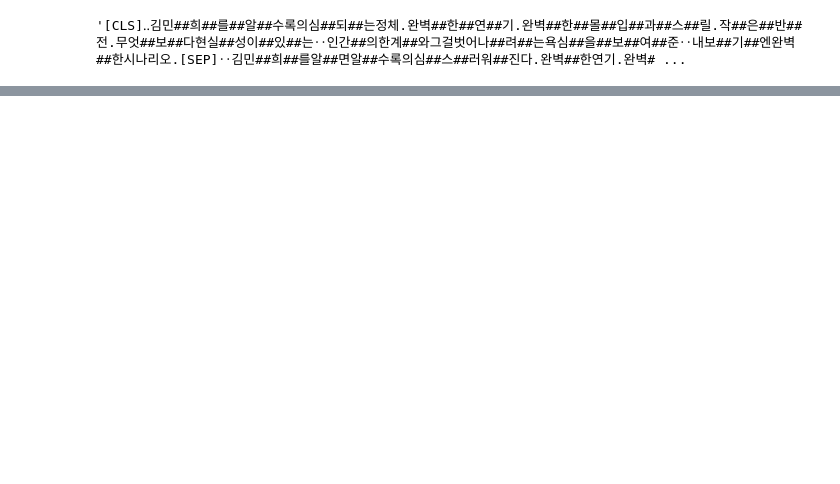
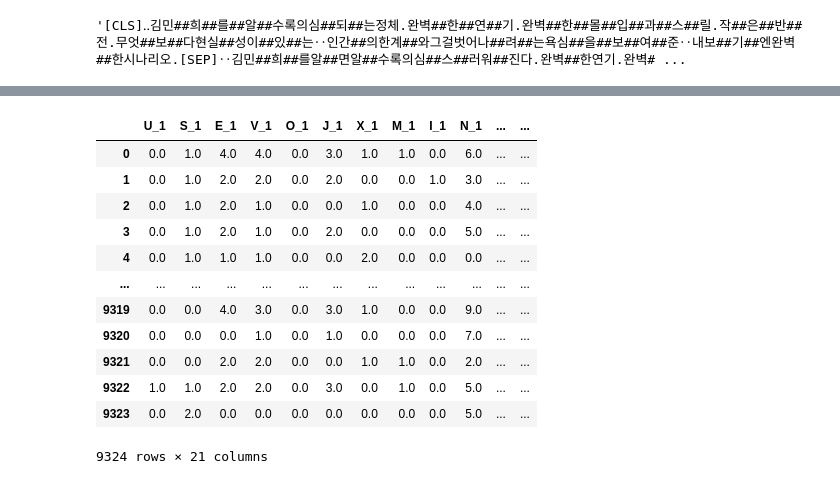
Before and after one commit to boostcampaitech4nlp2/level1_semantictextsimilarity_nlp-level1-nlp-14, a Jupyter notebook: work_indiv/sunghyun/codes/pos_eda.ipynb, the cells around one changed output, grey strips where cells are left out. Saved outputs shown, nothing was run; the diff lists cells and outputs as text; code cells hidden in the pictures; blank space fills up the shorter version.

```diff
--- a/work_indiv/sunghyun/codes/pos_eda.ipynb
+++ b/work_indiv/sunghyun/codes/pos_eda.ipynb
@@ -174,0 +487,3 @@ train_pd[['sentence_1','sentence_2','bert_tokenized']]
+# %%
+p1 =pd.DataFrame.from_records(samp_pd['p1_count_1'], columns=cols1).fillna(0)
+p1
@@ -174,0 +571,17 @@ train_pd[['sentence_1','sentence_2','bert_tokenized']]
+# %%
+ppd = pd.concat([p1,p2,samp_pd['label']],axis=1)
+ppd
+# %% [output]
+|  | U_1 | S_1 | E_1 | V_1 | O_1 | J_1 | X_1 | M_1 | I_1 | N_1 | ... | ... |
+| 0 | 0.0 | 1.0 | 4.0 | 4.0 | 0.0 | 3.0 | 1.0 | 1.0 | 0.0 | 6.0 | ... | ... |
+| 1 | 0.0 | 1.0 | 2.0 | 2.0 | 0.0 | 2.0 | 0.0 | 0.0 | 1.0 | 3.0 | ... | ... |
+| 2 | 0.0 | 1.0 | 2.0 | 1.0 | 0.0 | 0.0 | 1.0 | 0.0 | 0.0 | 4.0 | ... | ... |
+| 3 | 0.0 | 1.0 | 2.0 | 1.0 | 0.0 | 2.0 | 0.0 | 0.0 | 0.0 | 5.0 | ... | ... |
+| 4 | 0.0 | 1.0 | 1.0 | 1.0 | 0.0 | 0.0 | 2.0 | 0.0 | 0.0 | 0.0 | ... | ... |
+| ... | ... | ... | ... | ... | ... | ... | ... | ... | ... | ... | ... | ... |
+| 9319 | 0.0 | 0.0 | 4.0 | 3.0 | 0.0 | 3.0 | 1.0 | 0.0 | 0.0 | 9.0 | ... | ... |
+| 9320 | 0.0 | 0.0 | 0.0 | 1.0 | 0.0 | 1.0 | 0.0 | 0.0 | 0.0 | 7.0 | ... | ... |
+| 9321 | 0.0 | 0.0 | 2.0 | 2.0 | 0.0 | 0.0 | 1.0 | 1.0 | 0.0 | 2.0 | ... | ... |
+| 9322 | 1.0 | 1.0 | 2.0 | 2.0 | 0.0 | 3.0 | 0.0 | 1.0 | 0.0 | 5.0 | ... | ... |
+| 9323 | 0.0 | 2.0 | 0.0 | 0.0 | 0.0 | 0.0 | 0.0 | 0.0 | 0.0 | 5.0 | ... | ... |
+9324 rows × 21 columns
```
Also changed, not shown: parts of 32 cells of this notebook, 10 other files.
